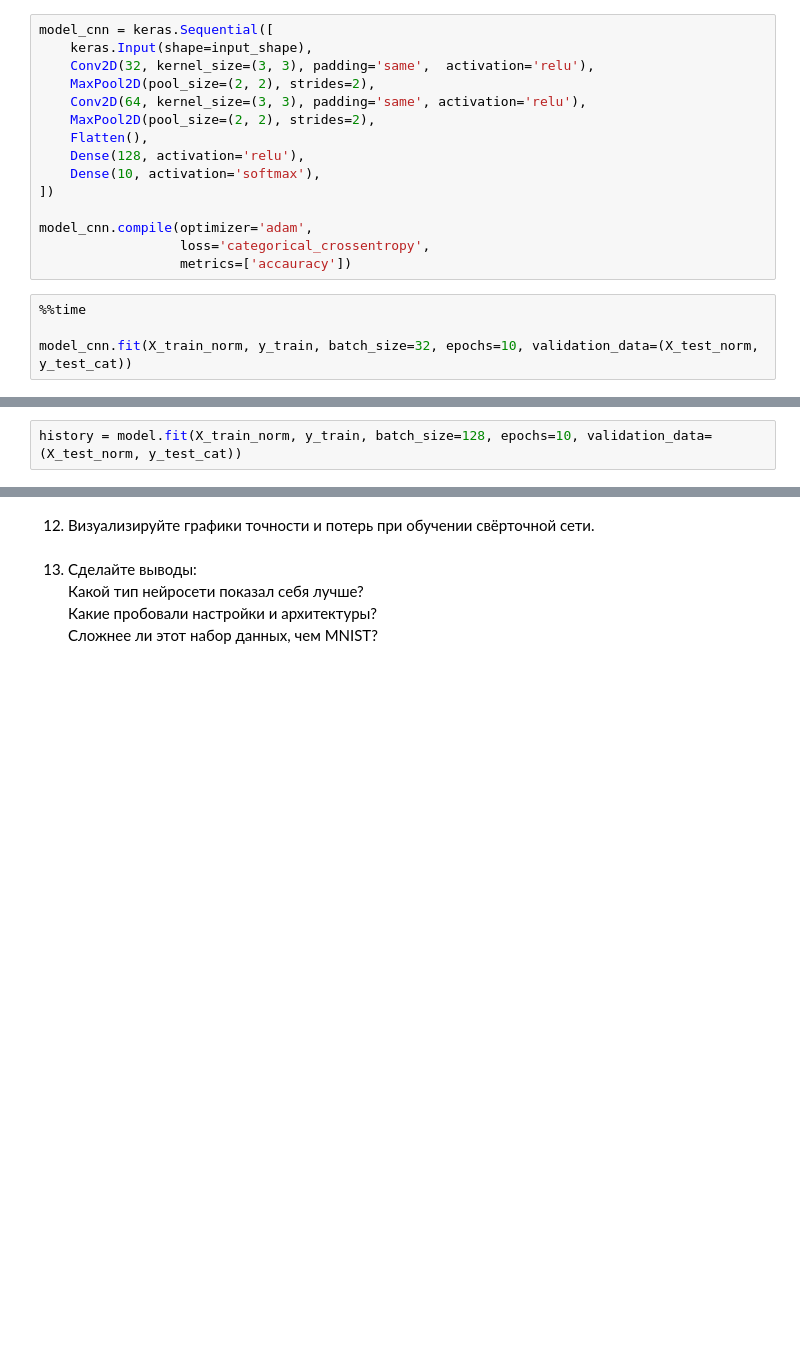
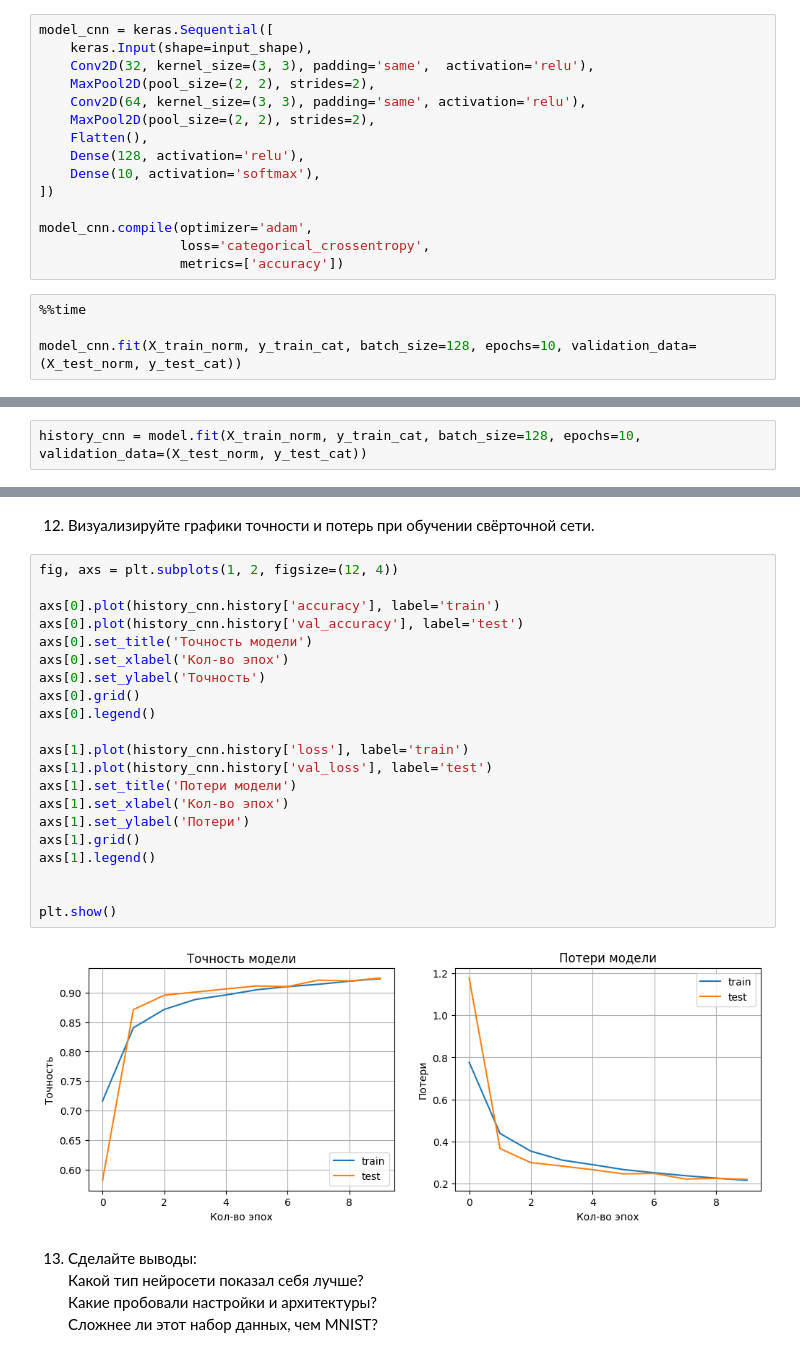
Before and after one commit to cherniakov/skillbox, a Jupyter notebook: 4_5_Практическая_работа.ipynb, the cells around one changed output, grey strips where cells are left out. Saved outputs shown, nothing was run; the diff lists cells and outputs as text; blank space fills up the shorter version.

```diff
--- a/4_5_Практическая_работа.ipynb
+++ b/4_5_Практическая_работа.ipynb
@@ -236,10 +236,10 @@ model_cnn = keras.Sequential([
 
 model_cnn.compile(optimizer='adam',
                   loss='categorical_crossentropy',
-                  metrics=['accauracy'])
+                  metrics=['accuracy'])
 # %%
 %%time
 
-model_cnn.fit(X_train_norm, y_train, batch_size=32, epochs=10, validation_data=(X_test_norm, y_test_cat))
+model_cnn.fit(X_train_norm, y_train_cat, batch_size=128, epochs=10, validation_data=(X_test_norm, y_test_cat))
 # %% [output]
 Epoch 1/10
@@ -300,6 +315,6 @@ _________________________________________________________________
 optimizer = keras.optimizers.Adam(learning_rate=0.0005)
 model.compile(loss='categorical_crossentropy', optimizer=optimizer, metrics=['accuracy'])
 # %%
-history = model.fit(X_train_norm, y_train, batch_size=128, epochs=10, validation_data=(X_test_norm, y_test_cat))
+history_cnn = model.fit(X_train_norm, y_train_cat, batch_size=128, epochs=10, validation_data=(X_test_norm, y_test_cat))
 # %% [output]
 Epoch 1/10
@@ -313,5 +363,28 @@ hist_df
 # %% [markdown]
 12. Визуализируйте графики точности и потерь при обучении свёрточной сети.
+# %%
+fig, axs = plt.subplots(1, 2, figsize=(12, 4))
+
+axs[0].plot(history_cnn.history['accuracy'], label='train')
+axs[0].plot(history_cnn.history['val_accuracy'], label='test')
+axs[0].set_title('Точность модели')
+axs[0].set_xlabel('Кол-во эпох')
+axs[0].set_ylabel('Точность')
+axs[0].grid()
+axs[0].legend()
+
+axs[1].plot(history_cnn.history['loss'], label='train')
+axs[1].plot(history_cnn.history['val_loss'], label='test')
+axs[1].set_title('Потери модели')
+axs[1].set_xlabel('Кол-во эпох')
+axs[1].set_ylabel('Потери')
+axs[1].grid()
+axs[1].legend()
+
+
+plt.show()
+# %% [output]
+[figure, added]
 # %% [markdown]
 13. Сделайте выводы:
 Какой тип нейросети показал себя лучше?
```
Also changed, not shown: parts of 24 cells of this notebook.
